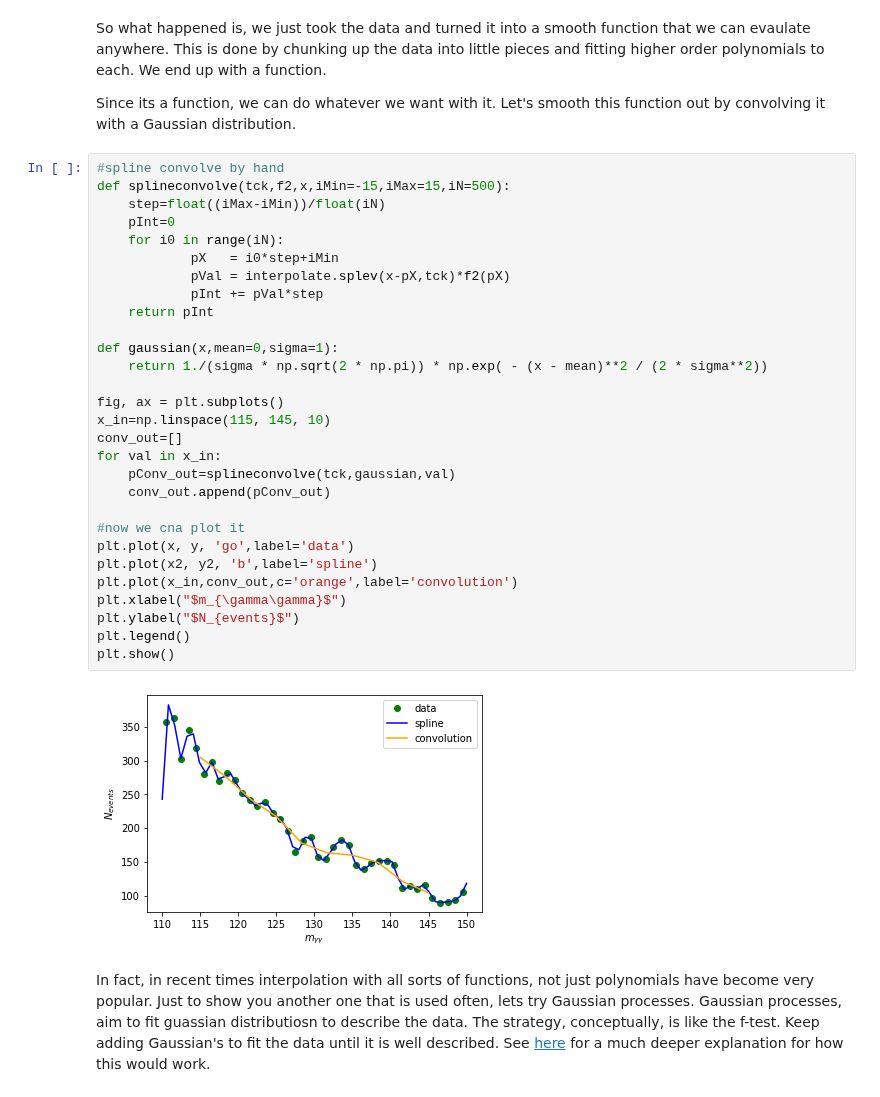
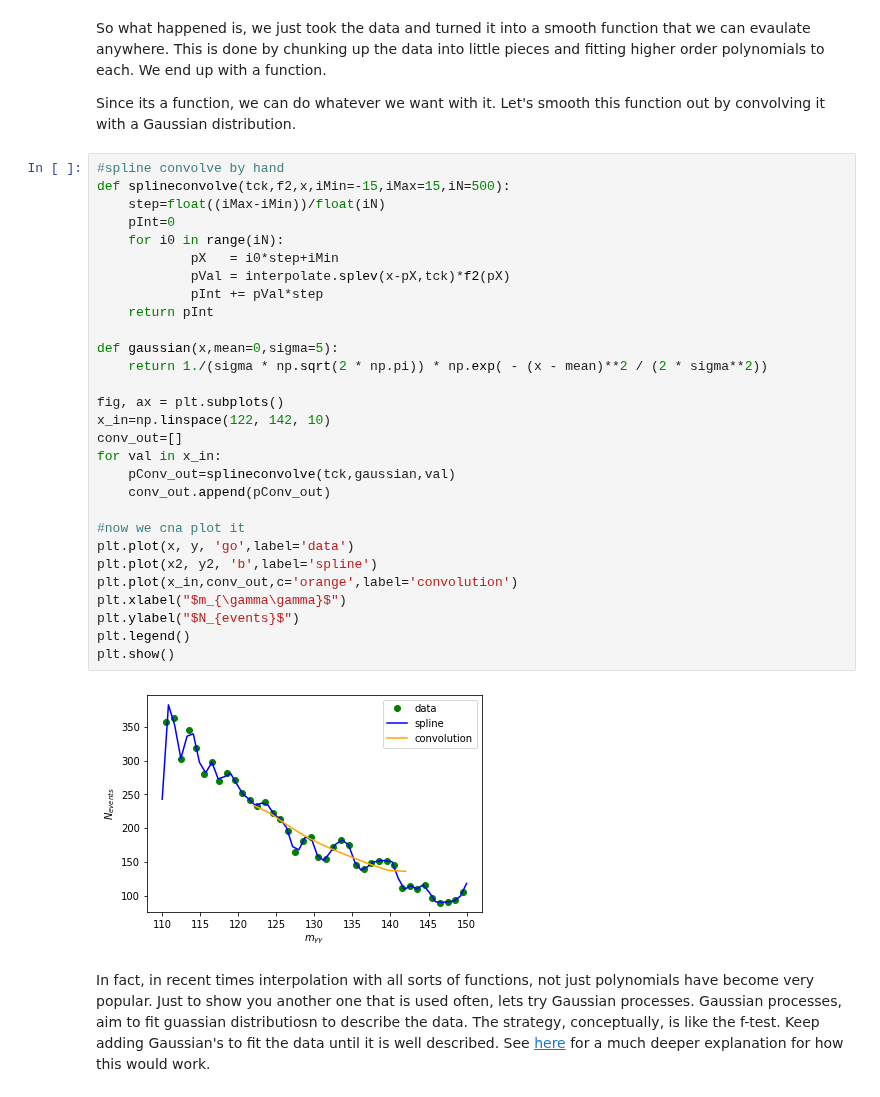
Before and after one commit to MIT-8s50/course, a Jupyter notebook: Lecture9/Lecture09_v1.ipynb, the cells around one changed output. Cells and saved outputs as stored; diff of their text form.

```diff
--- a/Lecture9/Lecture09_v1.ipynb
+++ b/Lecture9/Lecture09_v1.ipynb
@@ -759,34 +801,34 @@ Since its a function, we can do whatever we want with it. Let's smooth this func
 # %%
 #spline convolve by hand
 def splineconvolve(tck,f2,x,iMin=-15,iMax=15,iN=500):
     step=float((iMax-iMin))/float(iN)
     pInt=0
     for i0 in range(iN):
             pX   = i0*step+iMin
             pVal = interpolate.splev(x-pX,tck)*f2(pX)
             pInt += pVal*step
     return pInt
 
-def gaussian(x,mean=0,sigma=1):
+def gaussian(x,mean=0,sigma=5):
     return 1./(sigma * np.sqrt(2 * np.pi)) * np.exp( - (x - mean)**2 / (2 * sigma**2))
 
 fig, ax = plt.subplots()
-x_in=np.linspace(115, 145, 10)
+x_in=np.linspace(122, 142, 10)
 conv_out=[]
 for val in x_in:
     pConv_out=splineconvolve(tck,gaussian,val)
     conv_out.append(pConv_out)
 
 #now we cna plot it
 plt.plot(x, y, 'go',label='data')
 plt.plot(x2, y2, 'b',label='spline')
 plt.plot(x_in,conv_out,c='orange',label='convolution')
 plt.xlabel("$m_{\gamma\gamma}$")
 plt.ylabel("$N_{events}$")
 plt.legend()
 plt.show()
 # %% [output]
-[figure, old version]
+[figure, new version]
 # %% [markdown]
 In fact, in recent times interpolation with all sorts of functions, not just polynomials have become very popular. Just to show you another one that is used often, lets try Gaussian processes. Gaussian processes, aim to fit guassian distributiosn to describe the data. The strategy, conceptually, is like the f-test. Keep adding Gaussian's to fit the data until it is well described. See [here](https://en.wikipedia.org/wiki/Gaussian_process) for a much deeper explanation for how this would work.
 # %%
```
Also changed, not shown: parts of 4 cells of this notebook, 1 other file.
